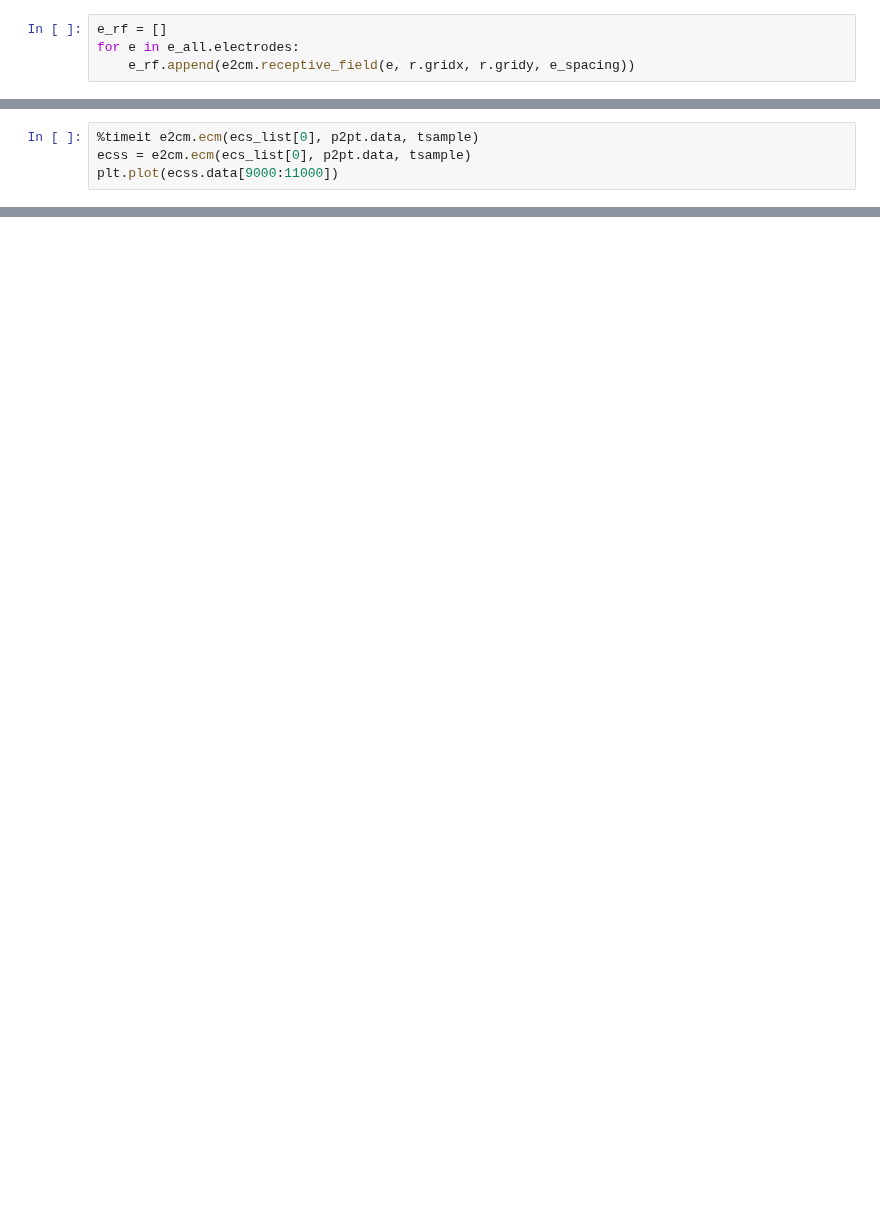
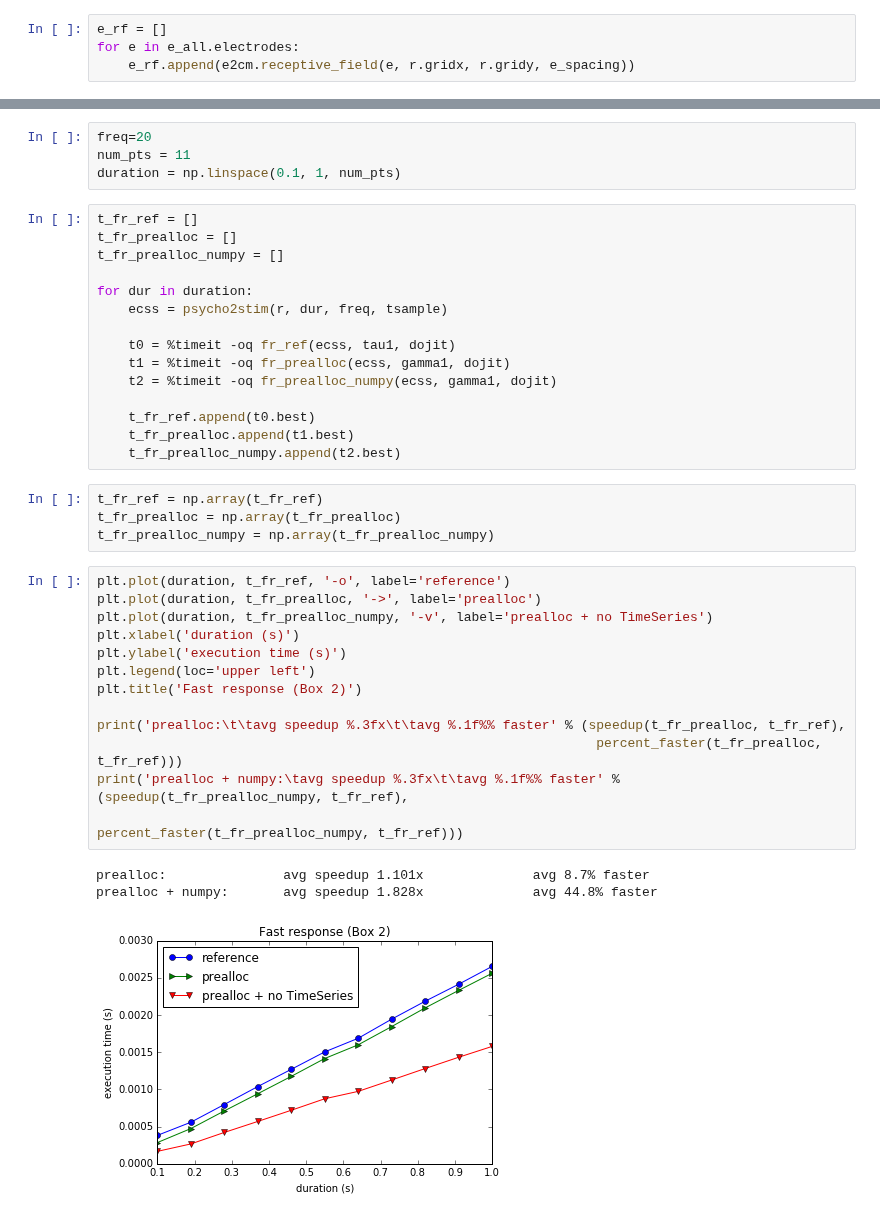
Before and after one commit to pulse2percept/pulse2percept, a Jupyter notebook: python/notebooks/Profile TemporalModel Cascade.ipynb, the cells around one changed output, grey strips where cells are left out. Saved outputs shown, nothing was run; the diff lists cells and outputs as text; blank space fills up the shorter version.

```diff
--- a/python/notebooks/Profile TemporalModel Cascade.ipynb
+++ b/python/notebooks/Profile TemporalModel Cascade.ipynb
@@ -114,4 +45,0 @@ for xx in range(r.gridx.shape[1]):
-# %%
-%timeit e2cm.ecm(ecs_list[0], p2pt.data, tsample)
-ecss = e2cm.ecm(ecs_list[0], p2pt.data, tsample)
-plt.plot(ecss.data[9000:11000])
@@ -217,0 +103,40 @@ np.max(mov.data)
+# %%
+freq=20
+num_pts = 11
+duration = np.linspace(0.1, 1, num_pts)
+# %%
+t_fr_ref = []
+t_fr_prealloc = []
+t_fr_prealloc_numpy = []
+
+for dur in duration:
+    ecss = psycho2stim(r, dur, freq, tsample)
+
+    t0 = %timeit -oq fr_ref(ecss, tau1, dojit)
+    t1 = %timeit -oq fr_prealloc(ecss, gamma1, dojit)
+    t2 = %timeit -oq fr_prealloc_numpy(ecss, gamma1, dojit)
+
+    t_fr_ref.append(t0.best)
+    t_fr_prealloc.append(t1.best)
+    t_fr_prealloc_numpy.append(t2.best)
+# %%
+t_fr_ref = np.array(t_fr_ref)
+t_fr_prealloc = np.array(t_fr_prealloc)
+t_fr_prealloc_numpy = np.array(t_fr_prealloc_numpy)
+# %%
+plt.plot(duration, t_fr_ref, '-o', label='reference')
+plt.plot(duration, t_fr_prealloc, '->', label='prealloc')
+plt.plot(duration, t_fr_prealloc_numpy, '-v', label='prealloc + no TimeSeries')
+plt.xlabel('duration (s)')
+plt.ylabel('execution time (s)')
+plt.legend(loc='upper left')
+plt.title('Fast response (Box 2)')
+
+print('prealloc:\t\tavg speedup %.3fx\t\tavg %.1f%% faster' % (speedup(t_fr_prealloc, t_fr_ref),
+                                                                percent_faster(t_fr_prealloc, t_fr_ref)))
+print('prealloc + numpy:\tavg speedup %.3fx\t\tavg %.1f%% faster' % (speedup(t_fr_prealloc_numpy, t_fr_ref),
+                                                                      percent_faster(t_fr_prealloc_numpy, t_fr_ref)))
+# %% [output]
+prealloc:               avg speedup 1.101x              avg 8.7% faster
+prealloc + numpy:       avg speedup 1.828x              avg 44.8% faster
+[figure, added]
```
Also changed, not shown: parts of 40 cells of this notebook, 1 other file.
